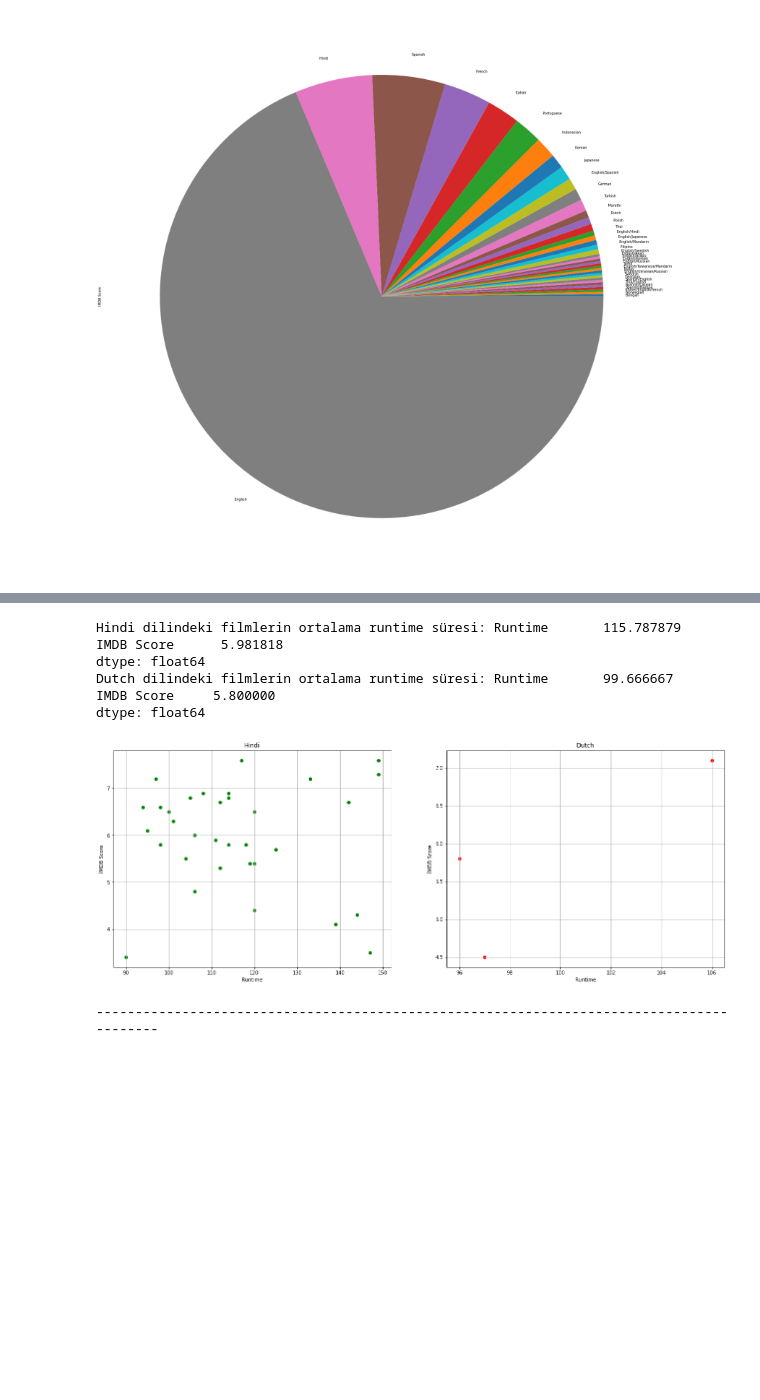
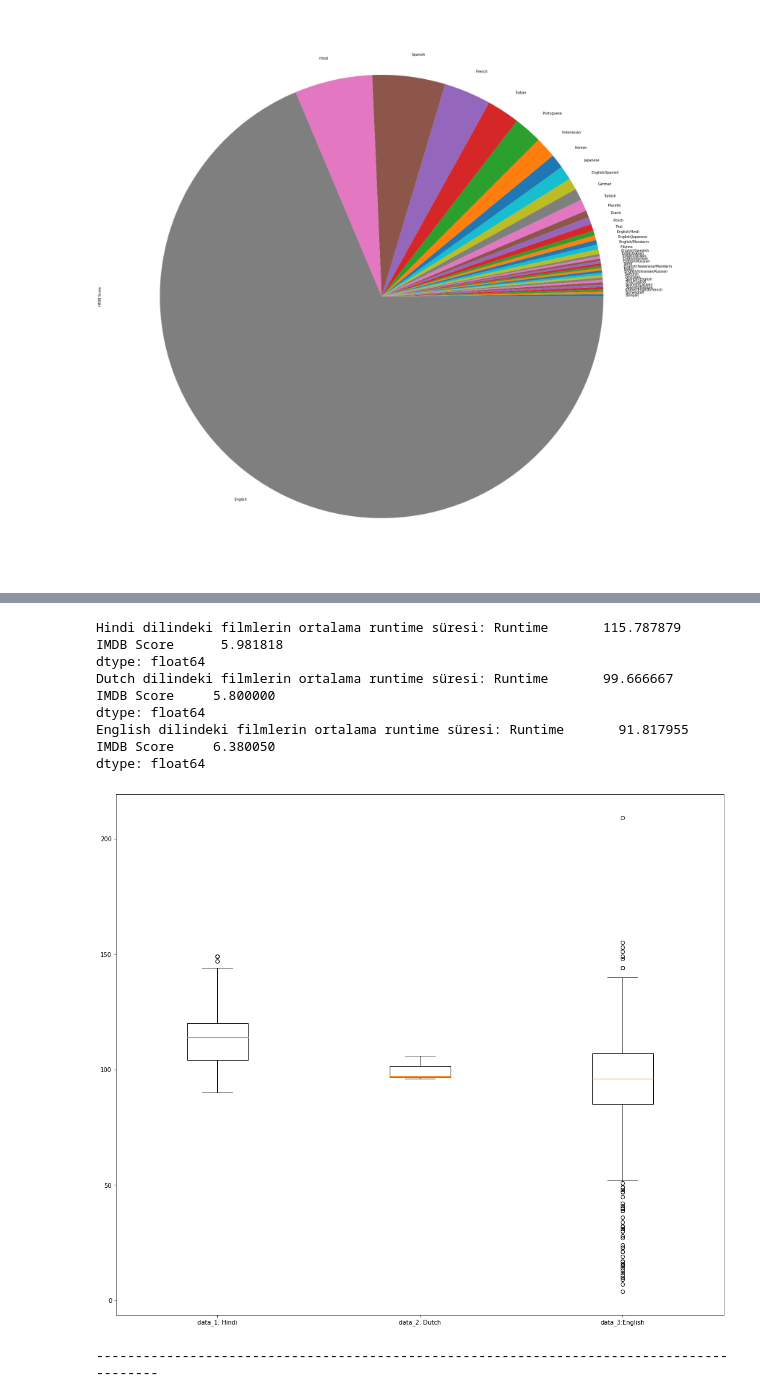
Before and after one commit to MehmetKUTAN/Samaritan_Takimi, a Jupyter notebook: proje_2/proje_2.ipynb, the cells around one changed output, grey strips where cells are left out. Saved outputs shown, nothing was run; the diff lists cells and outputs as text; code cells hidden in the pictures; blank space fills up the shorter version.

```diff
--- a/proje_2/proje_2.ipynb
+++ b/proje_2/proje_2.ipynb
@@ -330,52 +340,48 @@ dtype: int64
 # %%
 
 #-------------------------------------------------------------------------------------------------#
 # 15- Veri setinde outlier veri var mıdır? Açıklayınız.
 """ Diğer gözlemlerden kayda değer derecede uzak olan gözleme aykırı veya uç değer denir.
-Hindi dilindeki filmlerin ortalama runtime süresi ile imdb puanını kıyaslayalım. Hindi dilinin ortalama Runtime süresi 115 dakikadır. Ortalamanın üstündeki filmlerin
-İMDB puanı düşüktür diye bir önerme ortaya atalım. Referans puan 6 olsun. Bu puanın altını düşük üstünü yüksek kabul edelim. Runtime ortalamasının ve referans İMDB puanının
-üstündeki film sayısı 6, altındaki film sayısı 8'dir. Görüldüğü gibi arada çok bir fark yoktur.
+Hindi dilindeki filmlerin ortalama runtime süresine bakalım. Kutu grafiğinde görüldüğü gibi ortalama değer için iki tane aykırı değerimiz olduğu görülmektedir.
 
-Şimdi Dutch dilinin ortalama Runtime süresini inceleyelim. Dutch dilinin ortalama Runtime süresi 99.6 dakikadır. Ancak grafikte görüldüğü üzere 99.6'nın üzerinde
-sadece bir adet veri var ve iki tanesi bu sürenin altındadır. 99.6'nın üzerinde olan değer burada ortalamayı tek başına yukarı taşıyarak yanıltıcı etki yapmıştır.
-Dolayısıyla burada bir outlier veri vardır diyebiliriz.
+Şimdi Dutch dilinin ortalama Runtime süresini inceleyelim. Kutu grafiğinden görüldüğü gibi Dutch dilinin ortalama Runtime süresi için aykırı değer bulunmamaktadır.
 
-Veri setinde outlier veri vardır.
+Şimdi English dilinin ortalama Runtime süresini inceleyelim. Kutu grafiğinden görüldüğü gibi English dilinin ortalama Runtime süresi için aykırı değer bulunmaktadır.
+
+veri setindeki üç dilin incelenmesi sonucunda veri setinde outlier veri olduğu görülmüştür. Bunu Hindi ve English dilinin Runtime sürelerinin kutu grafiğinden gördük.
+Ortalama Runtime süresi için aykırı değerler bulunmaktadır.
 """
 mean_runtime_hindi=veri[veri['Language']=='Hindi']
 ortalama_süre_hindi = mean_runtime_hindi.mean(axis=0)
 mean_runtime_dutch=veri[veri['Language']=='Dutch']
 ortalama_süre_dutch = mean_runtime_dutch.mean(axis=0)
+mean_runtime_english=veri[veri['Language']=='English']
+ortalama_süre_english = mean_runtime_english.mean(axis=0)
 print('Hindi dilindeki filmlerin ortalama runtime süresi:',ortalama_süre_hindi)
 print('Dutch dilindeki filmlerin ortalama runtime süresi:',ortalama_süre_dutch)
-hindi_dilindeki_filmler=veri[veri['Language']=='Hindi']
-dutch_dilindeki_filmler=veri[veri['Language']=='Dutch']
-x1=hindi_dilindeki_filmler['Runtime']
-y1=hindi_dilindeki_filmler['IMDB Score']
-x2=dutch_dilindeki_filmler['Runtime']
-y2=dutch_dilindeki_filmler['IMDB Score']
+print('English dilindeki filmlerin ortalama runtime süresi:',ortalama_süre_english)
 
-fig=plt.figure(figsize=(22,8))
-ilk_grafik=fig.add_subplot(1,2,1)
-ilk_grafik.scatter(x1,y1,c='Green')
-plt.xlabel("Runtime")
-plt.ylabel("İMDB Score")
-plt.title('Hindi')
-plt.grid()
-ikinci_grafik=fig.add_subplot(1,2,2)
-ikinci_grafik.scatter(x2,y2,c='Red')
-plt.xlabel("Runtime")
-plt.ylabel("İMDB Score")
-plt.title('Dutch')
-plt.grid()
+data1=mean_runtime_hindi['Runtime']
+data2=mean_runtime_dutch['Runtime']
+data3=mean_runtime_english['Runtime']
+data=[data1,data2,data3]
+
+fig = plt.figure(figsize =(14, 12))
+
+ax = fig.add_axes([0, 0, 1, 1])
+ax.set_xticklabels(['data_1: Hindi', 'data_2: Dutch','data_3:English'])
+bp = ax.boxplot(data)
 plt.show()
 print("-----------------------------------------------------------------------------------------")
 # %% [output]
 Hindi dilindeki filmlerin ortalama runtime süresi: Runtime       115.787879
 IMDB Score      5.981818
 dtype: float64
 Dutch dilindeki filmlerin ortalama runtime süresi: Runtime       99.666667
 IMDB Score     5.800000
 dtype: float64
+English dilindeki filmlerin ortalama runtime süresi: Runtime       91.817955
+IMDB Score     6.380050
+dtype: float64
-[figure, old version]
+[figure, new version]
 -----------------------------------------------------------------------------------------
```
Also changed, not shown: parts of 2 cells of this notebook.
